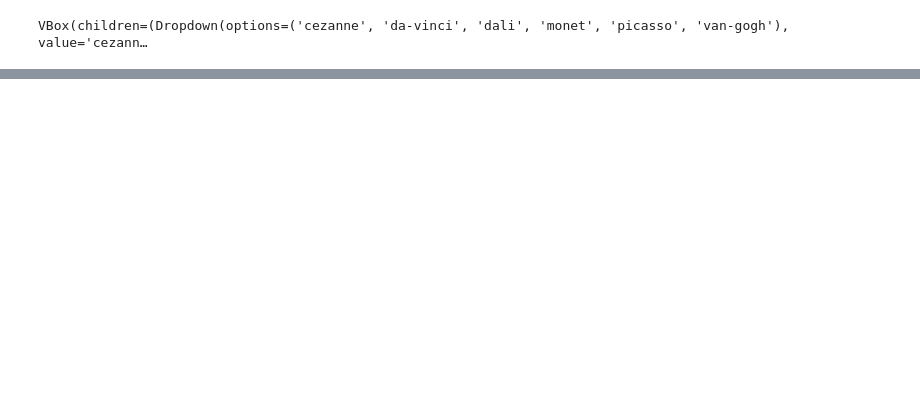
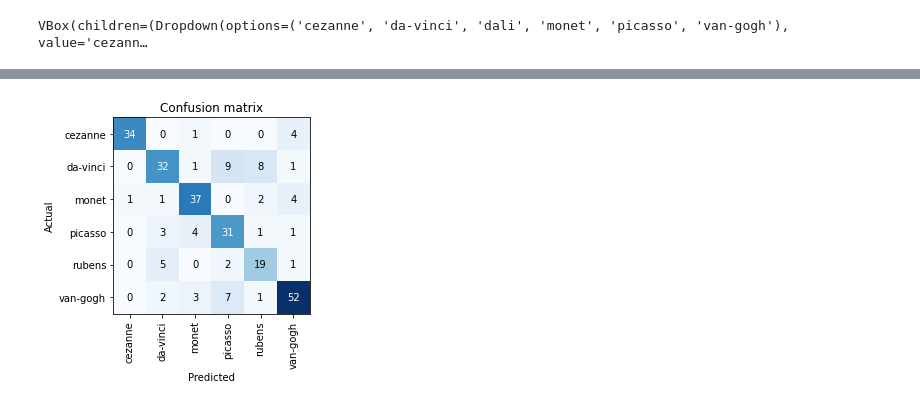
Before and after one commit to YoriVerbist/Bot-Ross, a Jupyter notebook: Classifier.ipynb, the cells around one changed output, grey strips where cells are left out. Saved outputs shown, nothing was run; the diff lists cells and outputs as text; code cells hidden in the pictures; blank space fills up the shorter version.

```diff
--- a/Classifier.ipynb
+++ b/Classifier.ipynb
@@ -57,0 +153,4 @@ learn_34.export(fname='firstmodel.pkl')
+# %%
+interp = ClassificationInterpretation.from_learner(learn_50_weighted)
+interp.plot_confusion_matrix()
+# %% [output]
@@ -57,0 +158 @@ learn_34.export(fname='firstmodel.pkl')
+[figure, added]
```
Also changed, not shown: parts of 22 cells of this notebook, 1 other file.
